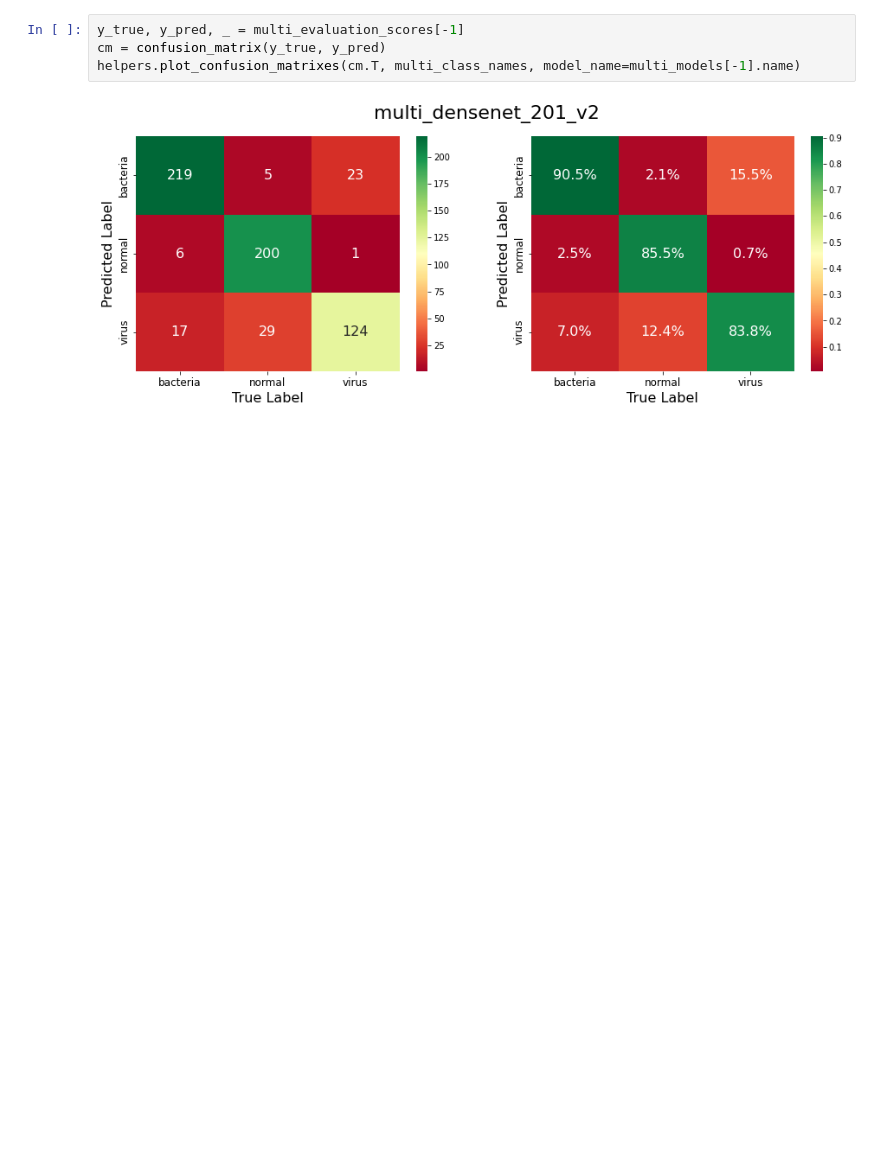
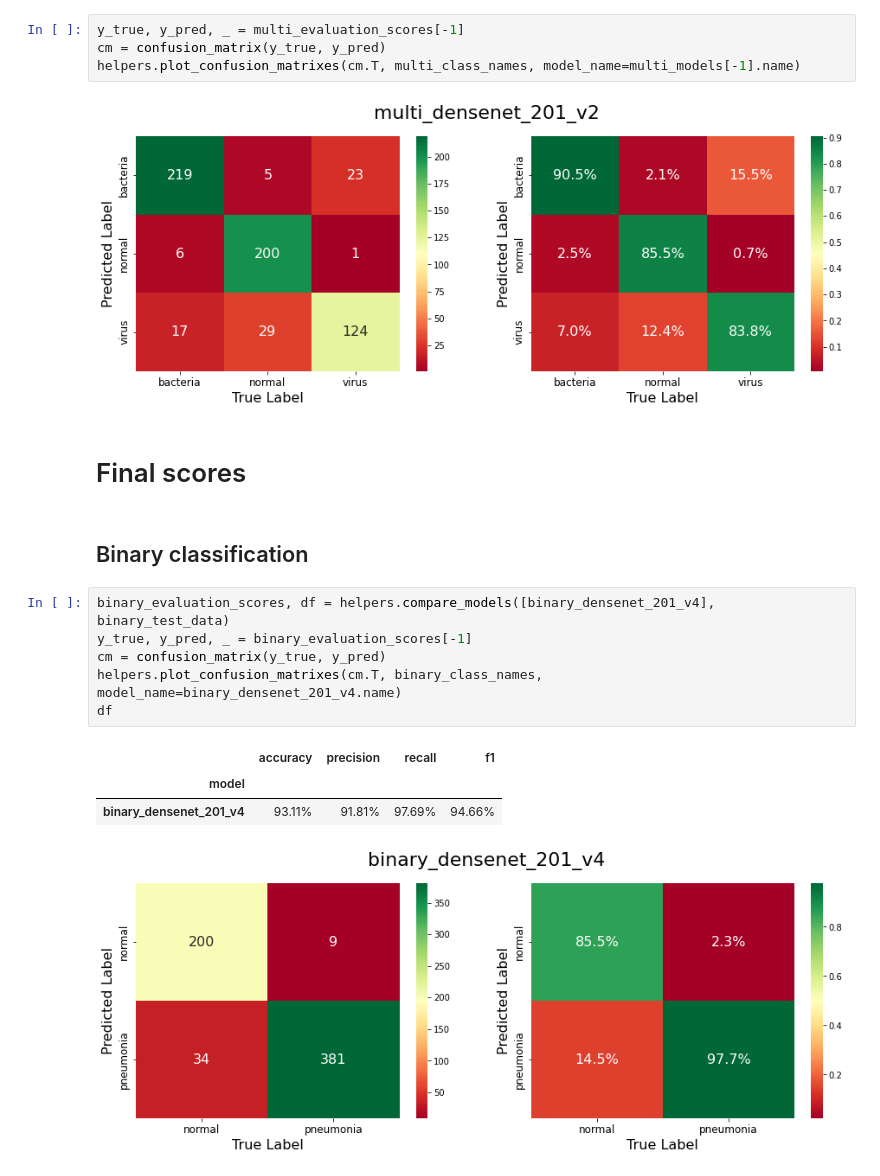
Before and after one commit to alexandre-pinon/zoidberg-2.0, a Jupyter notebook: zoidberg_2_0.ipynb, the cells around one changed output. Cells and saved outputs as stored; diff of their text form; blank space fills up the shorter version.

Commit message:
feat: final evaluation

```diff
--- a/zoidberg_2_0.ipynb
+++ b/zoidberg_2_0.ipynb
@@ -830,3 +831,18 @@ cm = confusion_matrix(y_true, y_pred)
 helpers.plot_confusion_matrixes(cm.T, multi_class_names, model_name=multi_models[-1].name)
 # %% [output]
 [figure]
+# %% [markdown]
+# Final scores
+# %% [markdown]
+## Binary classification
+# %%
+binary_evaluation_scores, df = helpers.compare_models([binary_densenet_201_v4], binary_test_data)
+y_true, y_pred, _ = binary_evaluation_scores[-1]
+cm = confusion_matrix(y_true, y_pred)
+helpers.plot_confusion_matrixes(cm.T, binary_class_names, model_name=binary_densenet_201_v4.name)
+df
+# %% [output]
+|  | accuracy | precision | recall | f1 |
+| model |  |  |  |  |
+| binary_densenet_201_v4 | 93.11% | 91.81% | 97.69% | 94.66% |
+[figure, added]
```
Also changed, not shown: parts of 5 cells of this notebook.
